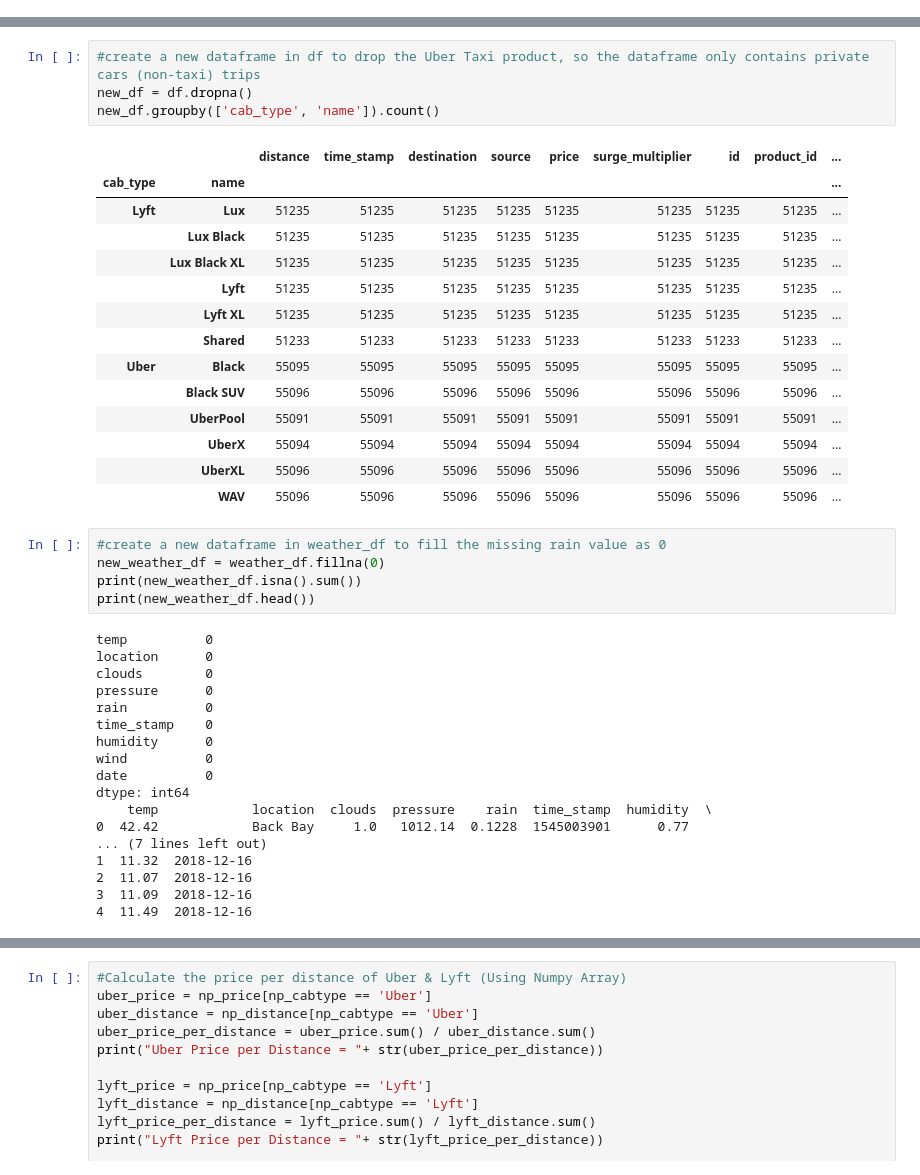
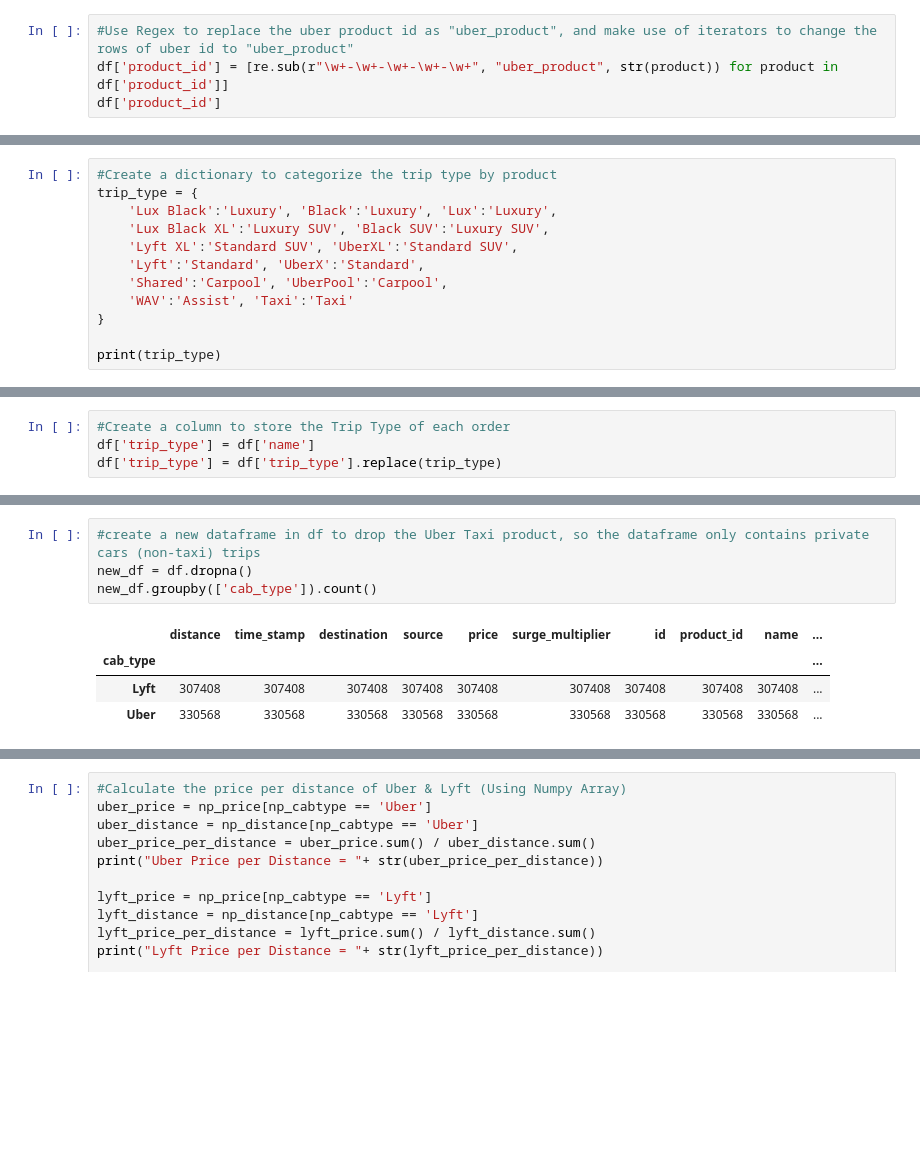
Before and after one commit to edwawong/UCDPA_Edwardwong, a Jupyter notebook: Edward Wong Project.ipynb, the cells around one changed output, grey strips where cells are left out. Cells and saved outputs as stored; diff of their text form; blank space fills up the shorter version.

```diff
--- a/Edward Wong Project.ipynb
+++ b/Edward Wong Project.ipynb
@@ -37,0 +41,4 @@ print(weather_df.head())
+# %%
+#Use Regex to replace the uber product id as "uber_product", and make use of iterators to change the rows of uber id to "uber_product"
+df['product_id'] = [re.sub(r"\w+-\w+-\w+-\w+-\w+", "uber_product", str(product)) for product in df['product_id']]
+df['product_id']
@@ -88,0 +81,12 @@ print(weather_df.head())
+# %%
+#Create a dictionary to categorize the trip type by product
+trip_type = {
+    'Lux Black':'Luxury', 'Black':'Luxury', 'Lux':'Luxury',
+    'Lux Black XL':'Luxury SUV', 'Black SUV':'Luxury SUV',
+    'Lyft XL':'Standard SUV', 'UberXL':'Standard SUV',
+    'Lyft':'Standard', 'UberX':'Standard',
+    'Shared':'Carpool', 'UberPool':'Carpool',
+    'WAV':'Assist', 'Taxi':'Taxi'
+}
+
+print(trip_type)
@@ -89,2 +95,6 @@ print(weather_df.head())
+# %%
+#Create a column to store the Trip Type of each order
+df['trip_type'] = df['name']
+df['trip_type'] = df['trip_type'].replace(trip_type)
 # %%
 #check missing data
@@ -130,42 +135,9 @@ df.groupby(['cab_type', 'name']).count()
 # %%
 #create a new dataframe in df to drop the Uber Taxi product, so the dataframe only contains private cars (non-taxi) trips
 new_df = df.dropna()
-new_df.groupby(['cab_type', 'name']).count()
+new_df.groupby(['cab_type']).count()
 # %% [output]
-|  |  | distance | time_stamp | destination | source | price | surge_multiplier | id | product_id | ... |
-| cab_type | name |  |  |  |  |  |  |  |  | ... |
-| Lyft | Lux | 51235 | 51235 | 51235 | 51235 | 51235 | 51235 | 51235 | 51235 | ... |
-|  | Lux Black | 51235 | 51235 | 51235 | 51235 | 51235 | 51235 | 51235 | 51235 | ... |
-|  | Lux Black XL | 51235 | 51235 | 51235 | 51235 | 51235 | 51235 | 51235 | 51235 | ... |
-|  | Lyft | 51235 | 51235 | 51235 | 51235 | 51235 | 51235 | 51235 | 51235 | ... |
-|  | Lyft XL | 51235 | 51235 | 51235 | 51235 | 51235 | 51235 | 51235 | 51235 | ... |
-|  | Shared | 51233 | 51233 | 51233 | 51233 | 51233 | 51233 | 51233 | 51233 | ... |
-| Uber | Black | 55095 | 55095 | 55095 | 55095 | 55095 | 55095 | 55095 | 55095 | ... |
-|  | Black SUV | 55096 | 55096 | 55096 | 55096 | 55096 | 55096 | 55096 | 55096 | ... |
-|  | UberPool | 55091 | 55091 | 55091 | 55091 | 55091 | 55091 | 55091 | 55091 | ... |
-|  | UberX | 55094 | 55094 | 55094 | 55094 | 55094 | 55094 | 55094 | 55094 | ... |
-|  | UberXL | 55096 | 55096 | 55096 | 55096 | 55096 | 55096 | 55096 | 55096 | ... |
-|  | WAV | 55096 | 55096 | 55096 | 55096 | 55096 | 55096 | 55096 | 55096 | ... |
+|  | distance | time_stamp | destination | source | price | surge_multiplier | id | product_id | name | ... |
+| cab_type |  |  |  |  |  |  |  |  |  | ... |
+| Lyft | 307408 | 307408 | 307408 | 307408 | 307408 | 307408 | 307408 | 307408 | 307408 | ... |
+| Uber | 330568 | 330568 | 330568 | 330568 | 330568 | 330568 | 330568 | 330568 | 330568 | ... |
-# %%
-#create a new dataframe in weather_df to fill the missing rain value as 0
-new_weather_df = weather_df.fillna(0)
-print(new_weather_df.isna().sum())
-print(new_weather_df.head())
-# %% [output]
-temp          0
-location      0
-clouds        0
-pressure      0
-rain          0
-time_stamp    0
-humidity      0
-wind          0
-date          0
-dtype: int64
-    temp            location  clouds  pressure    rain  time_stamp  humidity  \
-0  42.42            Back Bay     1.0   1012.14  0.1228  1545003901      0.77
-... (7 lines left out)
-1  11.32  2018-12-16
-2  11.07  2018-12-16
-3  11.09  2018-12-16
-4  11.49  2018-12-16
```
Also changed, not shown: parts of 67 cells of this notebook, 6 other files.
